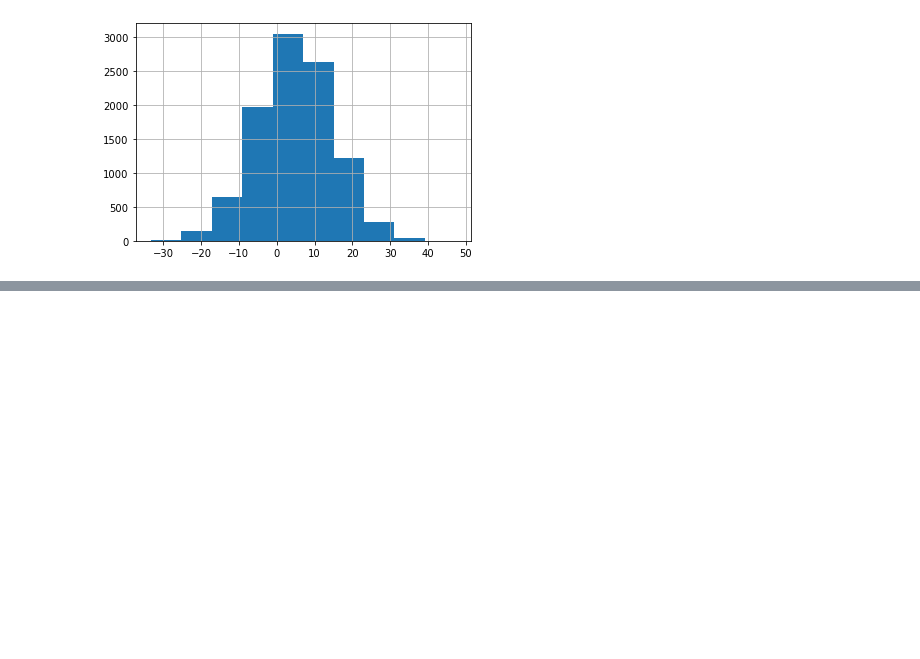
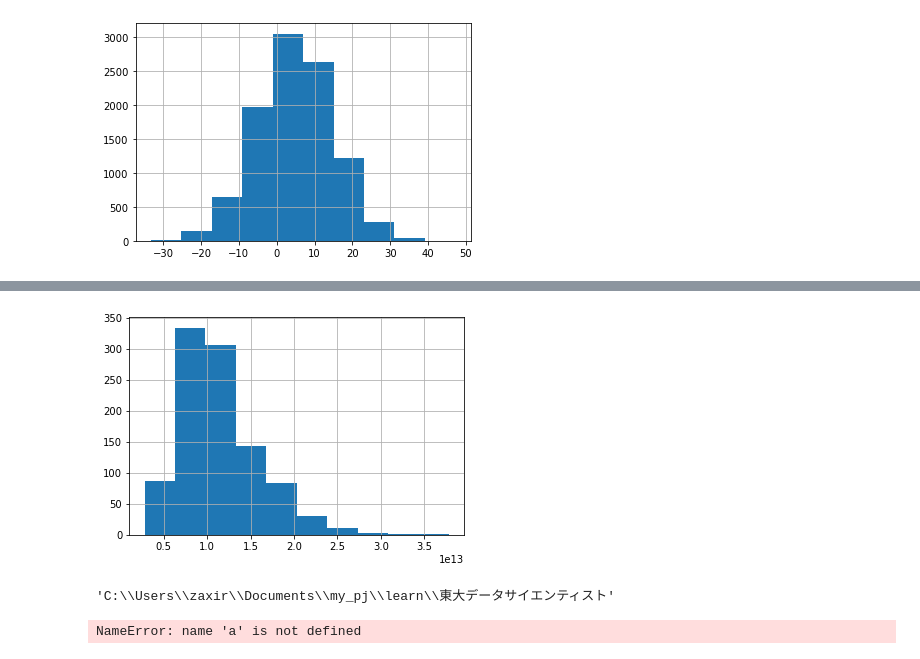
Before and after one commit to zaxirolls/learn, a Jupyter notebook: 東大データサイエンティスト/ch4.ipynb, the cells around one changed output, grey strips where cells are left out. Saved outputs shown, nothing was run; the diff lists cells and outputs as text; code cells hidden in the pictures; blank space fills up the shorter version.

```diff
--- a/東大データサイエンティスト/ch4.ipynb
+++ b/東大データサイエンティスト/ch4.ipynb
@@ -92,0 +95,14 @@ plt.grid(x)
+# %%
+x = np.random.lognormal(30,0.4,1000)
+plt.hist(x)
+plt.grid(True)
+# %% [output]
+[figure, added]
+# %%
+pwd
+# %% [output]
+'C:\\Users\\zaxir\\Documents\\my_pj\\learn\\東大データサイエンティスト'
+# %%
+a
+# %% [output]
+NameError: name 'a' is not defined
```
Also changed, not shown: parts of 1 cell of this notebook.
